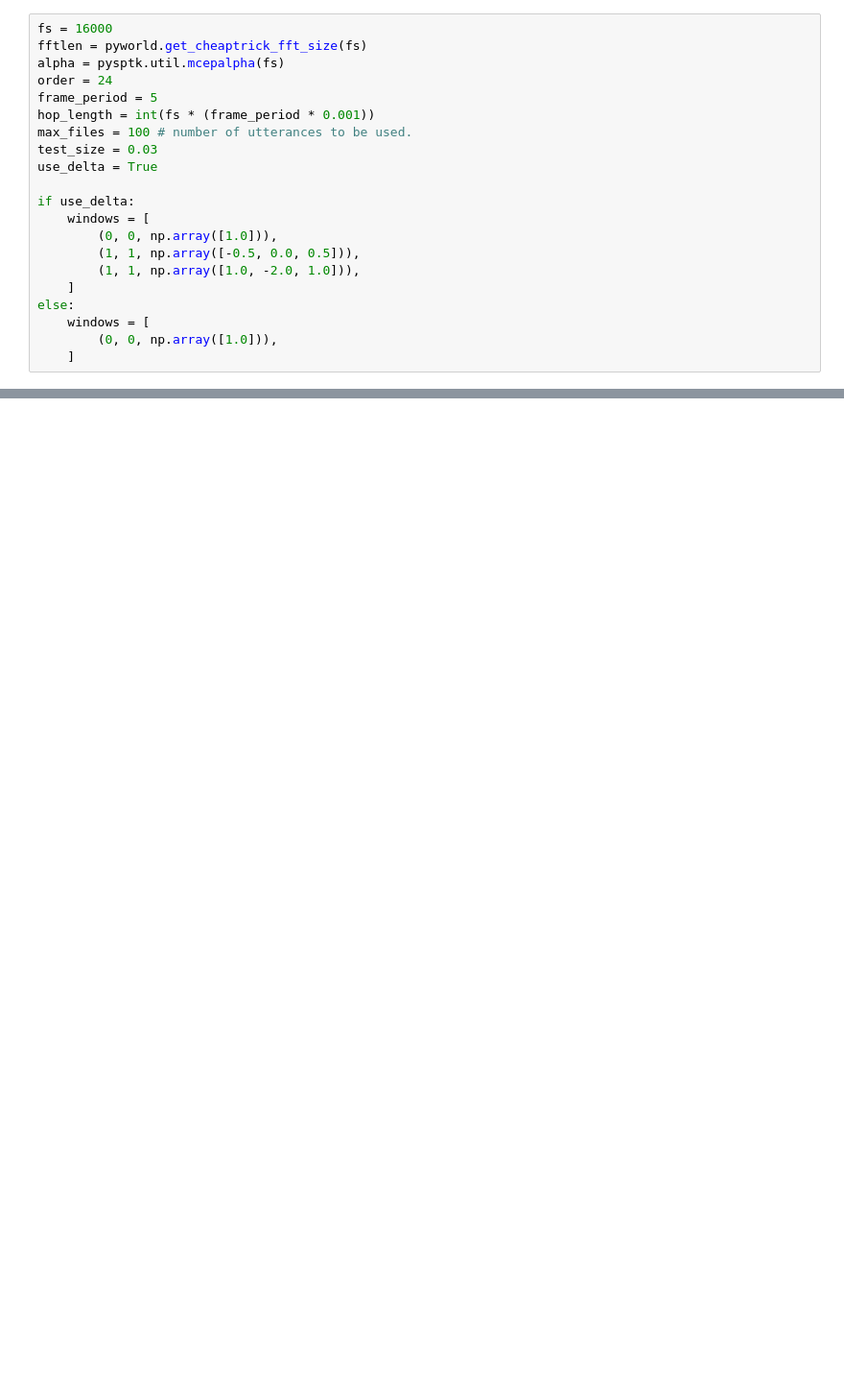
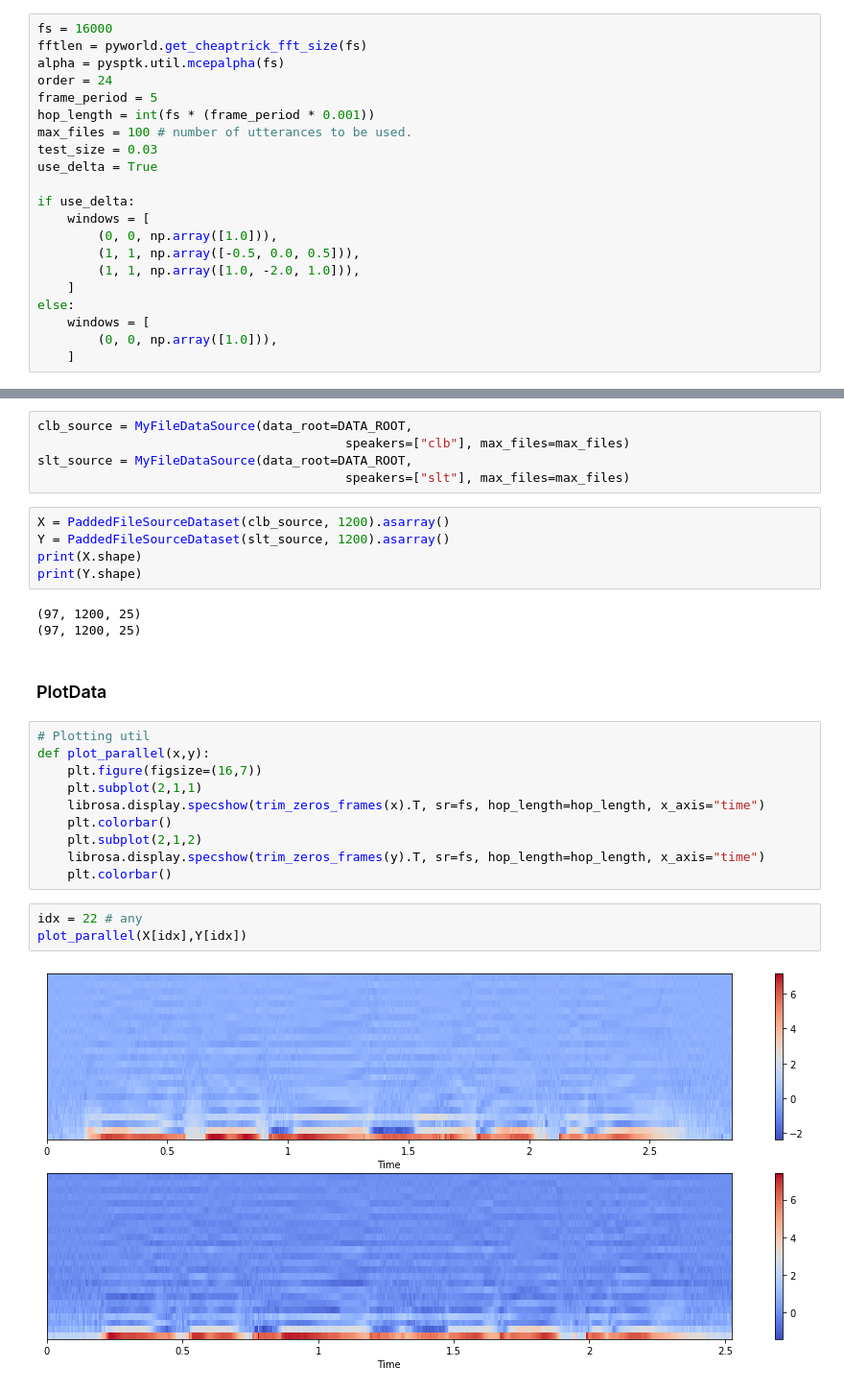
Before and after one commit to etsuura/VoiceConversion, a Jupyter notebook: GMM-based voice conversion.ipynb, the cells around one changed output, grey strips where cells are left out. Shown at 96% size. Cells and saved outputs as stored; diff of their text form; blank space fills up the shorter version.

```diff
--- a/GMM-based voice conversion.ipynb
+++ b/GMM-based voice conversion.ipynb
@@ -58,0 +89,30 @@ else:
+# %%
+clb_source = MyFileDataSource(data_root=DATA_ROOT,
+                                         speakers=["clb"], max_files=max_files)
+slt_source = MyFileDataSource(data_root=DATA_ROOT,
+                                         speakers=["slt"], max_files=max_files)
+# %%
+X = PaddedFileSourceDataset(clb_source, 1200).asarray()
+Y = PaddedFileSourceDataset(slt_source, 1200).asarray()
+print(X.shape)
+print(Y.shape)
+# %% [output]
+(97, 1200, 25)
+(97, 1200, 25)
+# %% [markdown]
+### PlotData
+# %%
+# Plotting util
+def plot_parallel(x,y):
+    plt.figure(figsize=(16,7))
+    plt.subplot(2,1,1)
+    librosa.display.specshow(trim_zeros_frames(x).T, sr=fs, hop_length=hop_length, x_axis="time")
+    plt.colorbar()
+    plt.subplot(2,1,2)
+    librosa.display.specshow(trim_zeros_frames(y).T, sr=fs, hop_length=hop_length, x_axis="time")
+    plt.colorbar()
+# %%
+idx = 22 # any
+plot_parallel(X[idx],Y[idx])
+# %% [output]
+[figure, added]
```
Also changed, not shown: parts of 7 cells of this notebook.
